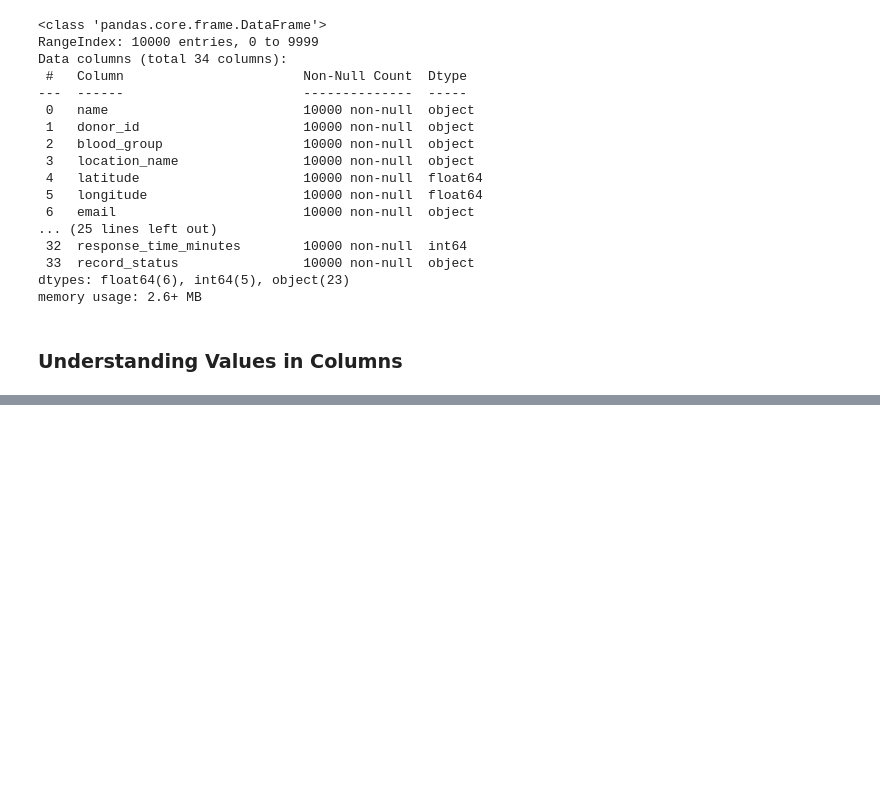
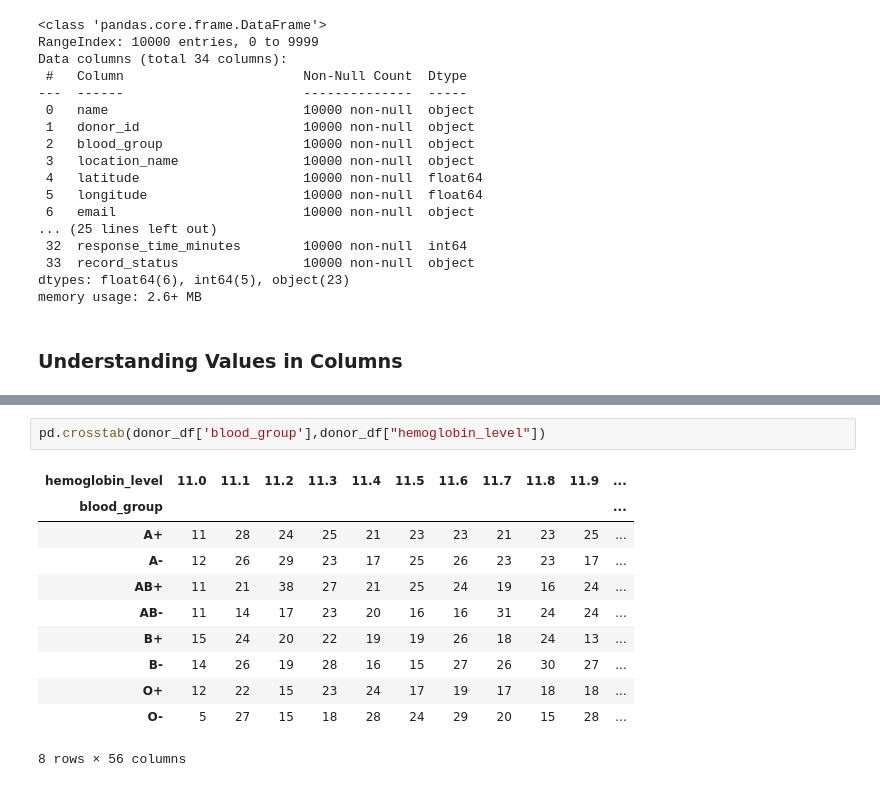
Before and after one commit to AnupCh37/BloodFinderAnalysis, a Jupyter notebook: notebooks/01_data_overview_cleaning.ipynb, the cells around one changed output, grey strips where cells are left out. Cells and saved outputs as stored; diff of their text form; blank space fills up the shorter version.

```diff
--- a/notebooks/01_data_overview_cleaning.ipynb
+++ b/notebooks/01_data_overview_cleaning.ipynb
@@ -267,0 +447,14 @@ donor_df['preferred_contact_method'].value_counts()
+# %%
+pd.crosstab(donor_df['blood_group'],donor_df["hemoglobin_level"])
+# %% [output]
+| hemoglobin_level | 11.0 | 11.1 | 11.2 | 11.3 | 11.4 | 11.5 | 11.6 | 11.7 | 11.8 | 11.9 | ... |
+| blood_group |  |  |  |  |  |  |  |  |  |  | ... |
+| A+ | 11 | 28 | 24 | 25 | 21 | 23 | 23 | 21 | 23 | 25 | ... |
+| A- | 12 | 26 | 29 | 23 | 17 | 25 | 26 | 23 | 23 | 17 | ... |
+| AB+ | 11 | 21 | 38 | 27 | 21 | 25 | 24 | 19 | 16 | 24 | ... |
+| AB- | 11 | 14 | 17 | 23 | 20 | 16 | 16 | 31 | 24 | 24 | ... |
+| B+ | 15 | 24 | 20 | 22 | 19 | 19 | 26 | 18 | 24 | 13 | ... |
+| B- | 14 | 26 | 19 | 28 | 16 | 15 | 27 | 26 | 30 | 27 | ... |
+| O+ | 12 | 22 | 15 | 23 | 24 | 17 | 19 | 17 | 18 | 18 | ... |
+| O- | 5 | 27 | 15 | 18 | 28 | 24 | 29 | 20 | 15 | 28 | ... |
+8 rows × 56 columns
```
Also changed, not shown: parts of 63 cells of this notebook.
